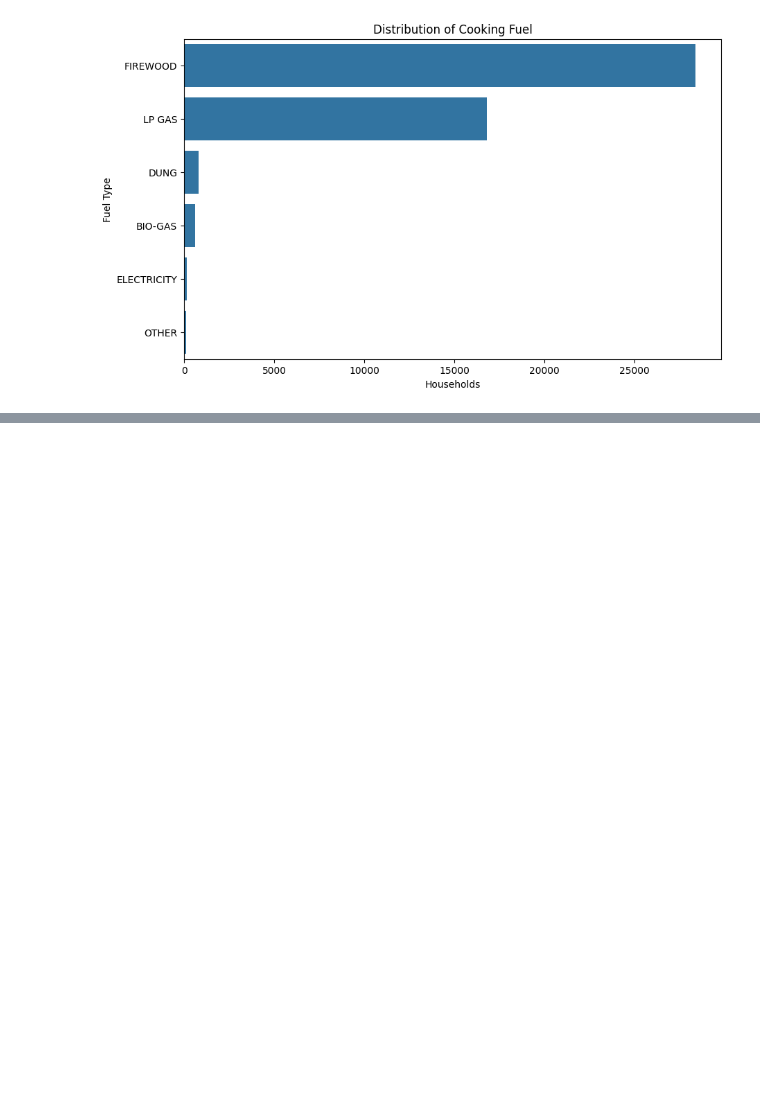
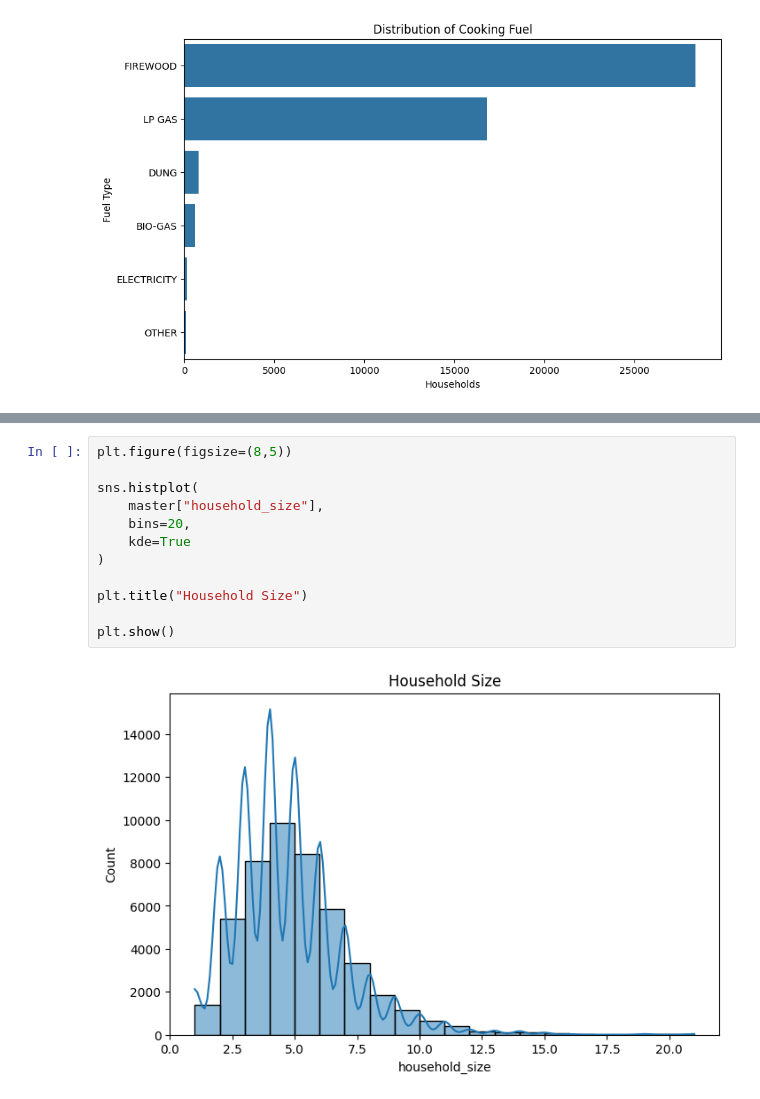
Before and after one commit to AnjaliSapkota/Nepal-Fuel-use-Analysis, a Jupyter notebook: analysis.ipynb, the cells around one changed output, grey strips where cells are left out. Drawn from its saved outputs; the diff is of its cells as text; blank space fills up the shorter version.

```diff
--- a/analysis.ipynb
+++ b/analysis.ipynb
@@ -600,0 +630,14 @@ plt.show()
+# %%
+plt.figure(figsize=(8,5))
+
+sns.histplot(
+    master["household_size"],
+    bins=20,
+    kde=True
+)
+
+plt.title("Household Size")
+
+plt.show()
+# %% [output]
+[figure, added]
```
Also changed, not shown: parts of 9 cells of this notebook.
